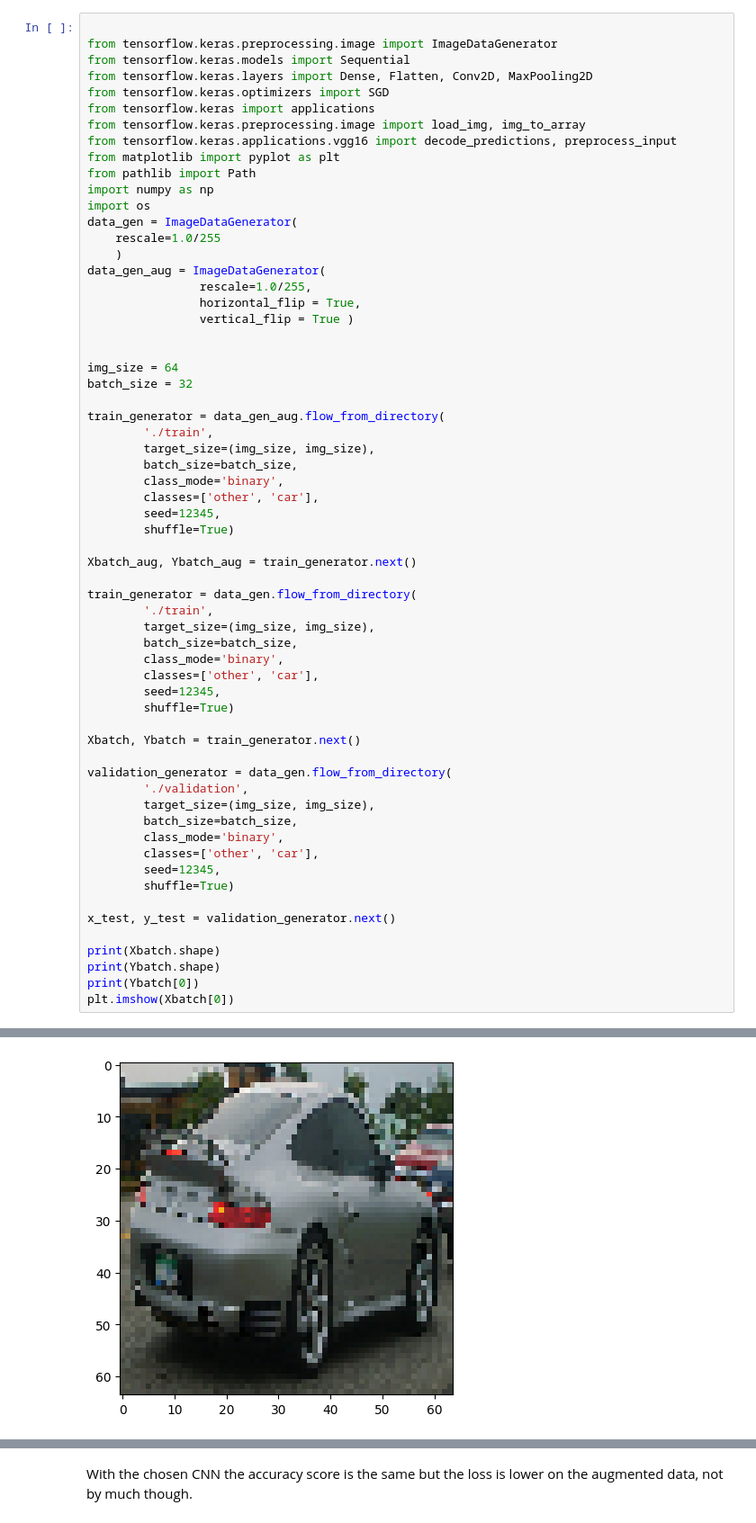
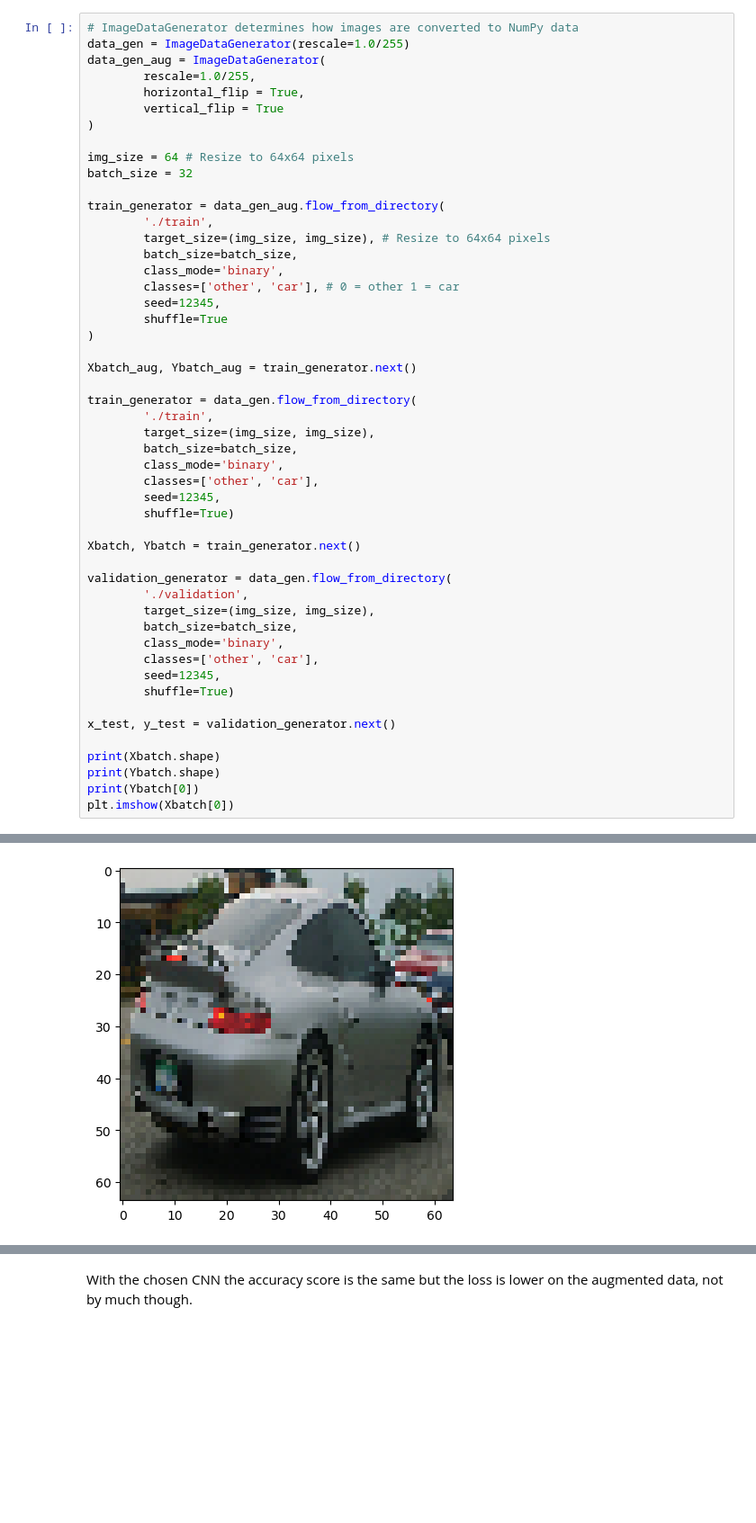
Before and after one commit to alfkar/DAT341, a Jupyter notebook: Assignment5/a5_images/Assignment5.ipynb, the cells around one changed output, grey strips where cells are left out. Shown at 90% size. Cells and saved outputs as stored; diff of their text form; blank space fills up the shorter version.

```diff
--- a/Assignment5/a5_images/Assignment5.ipynb
+++ b/Assignment5/a5_images/Assignment5.ipynb
@@ -1,36 +21,24 @@
 # %%
+# ImageDataGenerator determines how images are converted to NumPy data
+data_gen = ImageDataGenerator(rescale=1.0/255)
+data_gen_aug = ImageDataGenerator(
+        rescale=1.0/255,
+        horizontal_flip = True,
+        vertical_flip = True
+)
 
-from tensorflow.keras.preprocessing.image import ImageDataGenerator
-from tensorflow.keras.models import Sequential
-from tensorflow.keras.layers import Dense, Flatten, Conv2D, MaxPooling2D
-from tensorflow.keras.optimizers import SGD
-from tensorflow.keras import applications
-from tensorflow.keras.preprocessing.image import load_img, img_to_array
-from tensorflow.keras.applications.vgg16 import decode_predictions, preprocess_input
-from matplotlib import pyplot as plt
-from pathlib import Path
-import numpy as np
-import os
-data_gen = ImageDataGenerator(
-    rescale=1.0/255
-    )
-data_gen_aug = ImageDataGenerator(
-                rescale=1.0/255,
-                horizontal_flip = True,
-                vertical_flip = True )
-
-
-img_size = 64
+img_size = 64 # Resize to 64x64 pixels
 batch_size = 32
 
 train_generator = data_gen_aug.flow_from_directory(
         './train',
-        target_size=(img_size, img_size),
+        target_size=(img_size, img_size), # Resize to 64x64 pixels
         batch_size=batch_size,
         class_mode='binary',
-        classes=['other', 'car'],
+        classes=['other', 'car'], # 0 = other 1 = car
         seed=12345,
-        shuffle=True)
+        shuffle=True
+)
 
 Xbatch_aug, Ybatch_aug = train_generator.next()
 
@@ -41,31 +49,31 @@ train_generator = data_gen.flow_from_directory(
         class_mode='binary',
         classes=['other', 'car'],
         seed=12345,
         shuffle=True)
 
 Xbatch, Ybatch = train_generator.next()
 
 validation_generator = data_gen.flow_from_directory(
         './validation',
         target_size=(img_size, img_size),
         batch_size=batch_size,
         class_mode='binary',
         classes=['other', 'car'],
         seed=12345,
         shuffle=True)
 
 x_test, y_test = validation_generator.next()
 
 print(Xbatch.shape)
 print(Ybatch.shape)
 print(Ybatch[0])
 plt.imshow(Xbatch[0])
 # %% [output]
 Found 1600 images belonging to 2 classes.
 Found 1600 images belonging to 2 classes.
 Found 576 images belonging to 2 classes.
 (32, 64, 64, 3)
 (32,)
 1.0
 <matplotlib.image.AxesImage at 0x...>
-[figure, old version]
+[figure, new version]
```
Also changed, not shown: parts of 12 cells of this notebook, 2 other files.
